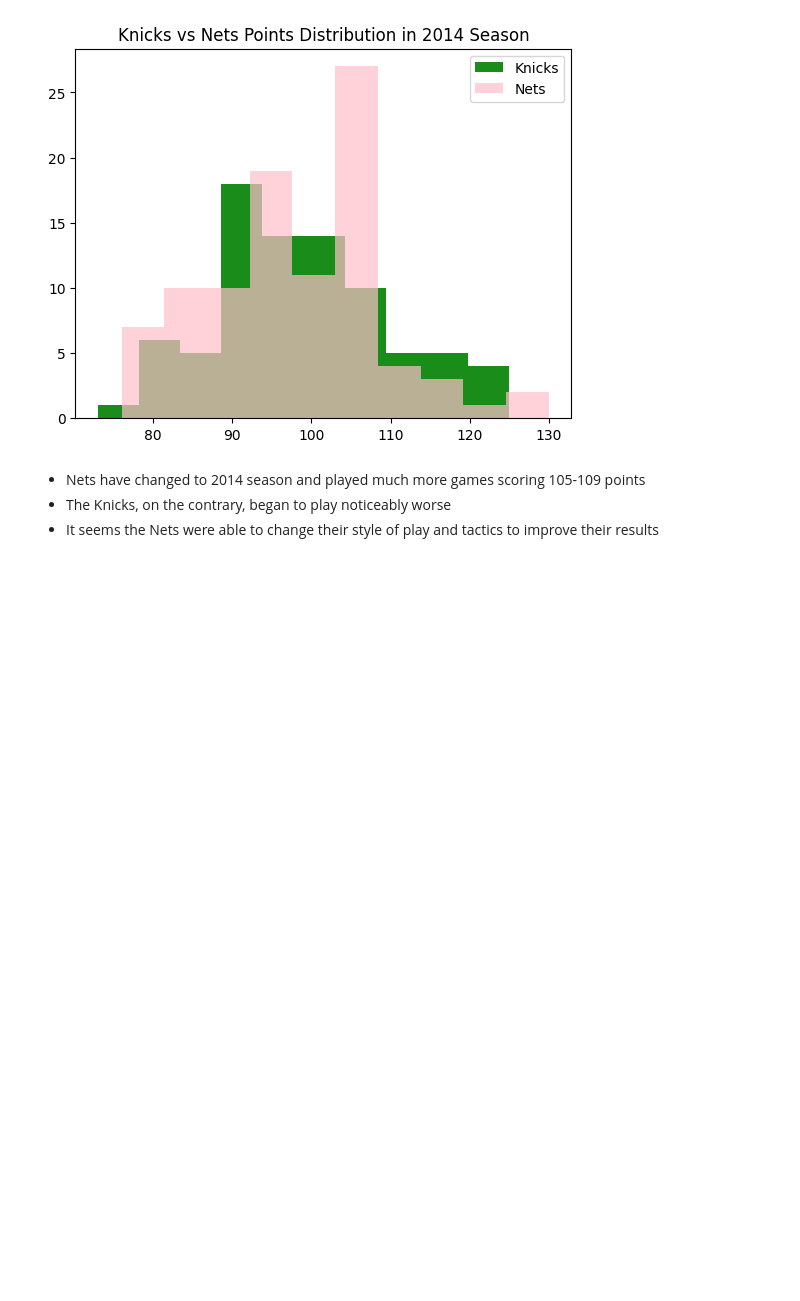
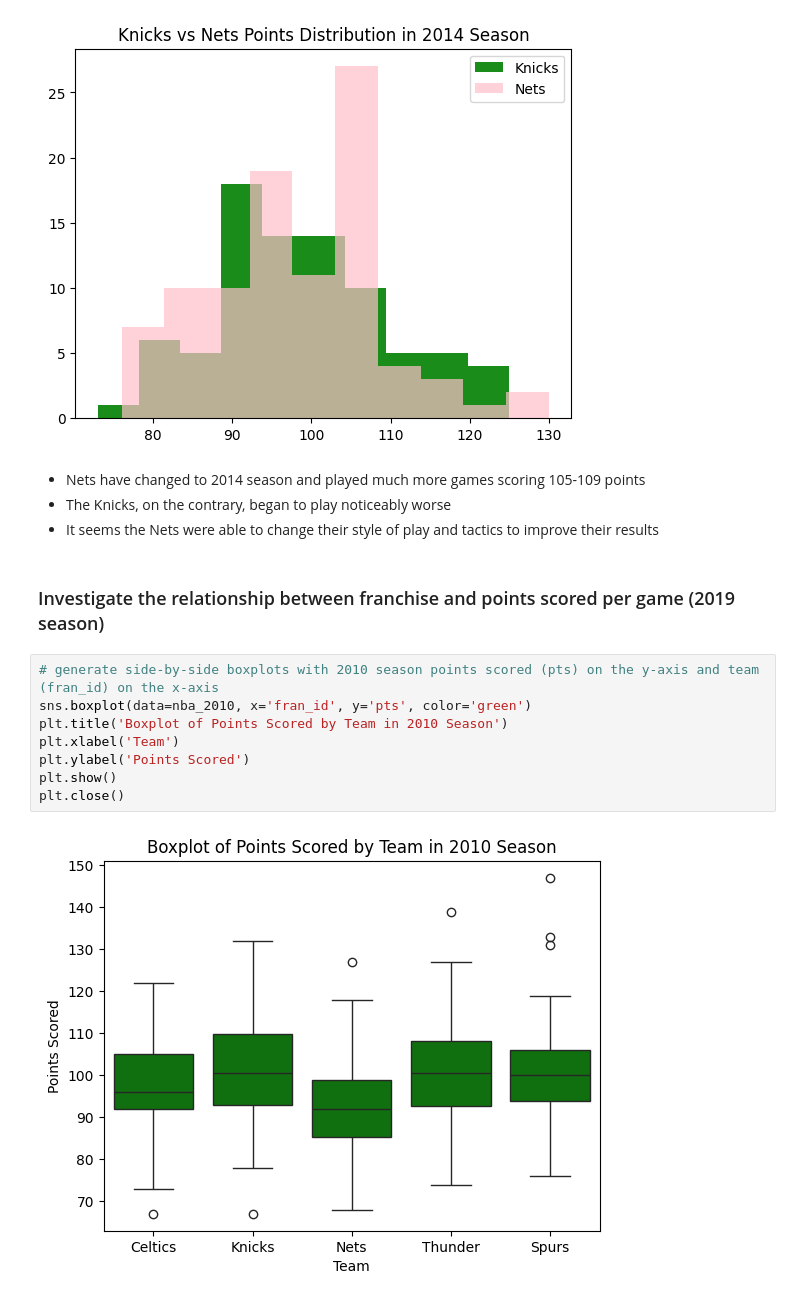
Before and after one commit to 7086600/nba_trends, a Jupyter notebook: nba_trends_project.ipynb, the cells around one changed output. Cells and saved outputs as stored; diff of their text form; blank space fills up the shorter version.

Commit message:
side-by-side boxplots with 2010 season points

```diff
--- a/nba_trends_project.ipynb
+++ b/nba_trends_project.ipynb
@@ -149,3 +152,15 @@ plt.show()
 - Nets have changed to 2014 season and played much more games scoring 105-109 points
 - The Knicks, on the contrary, began to play noticeably worse
 - It seems the Nets were able to change their style of play and tactics to improve their results
+# %% [markdown]
+### Investigate the relationship between franchise and points scored per game (2019 season)
+# %%
+# generate side-by-side boxplots with 2010 season points scored (pts) on the y-axis and team (fran_id) on the x-axis
+sns.boxplot(data=nba_2010, x='fran_id', y='pts', color='green')
+plt.title('Boxplot of Points Scored by Team in 2010 Season')
+plt.xlabel('Team')
+plt.ylabel('Points Scored')
+plt.show()
+plt.close()
+# %% [output]
+[figure, added]
```
Also changed, not shown: parts of 4 cells of this notebook.
